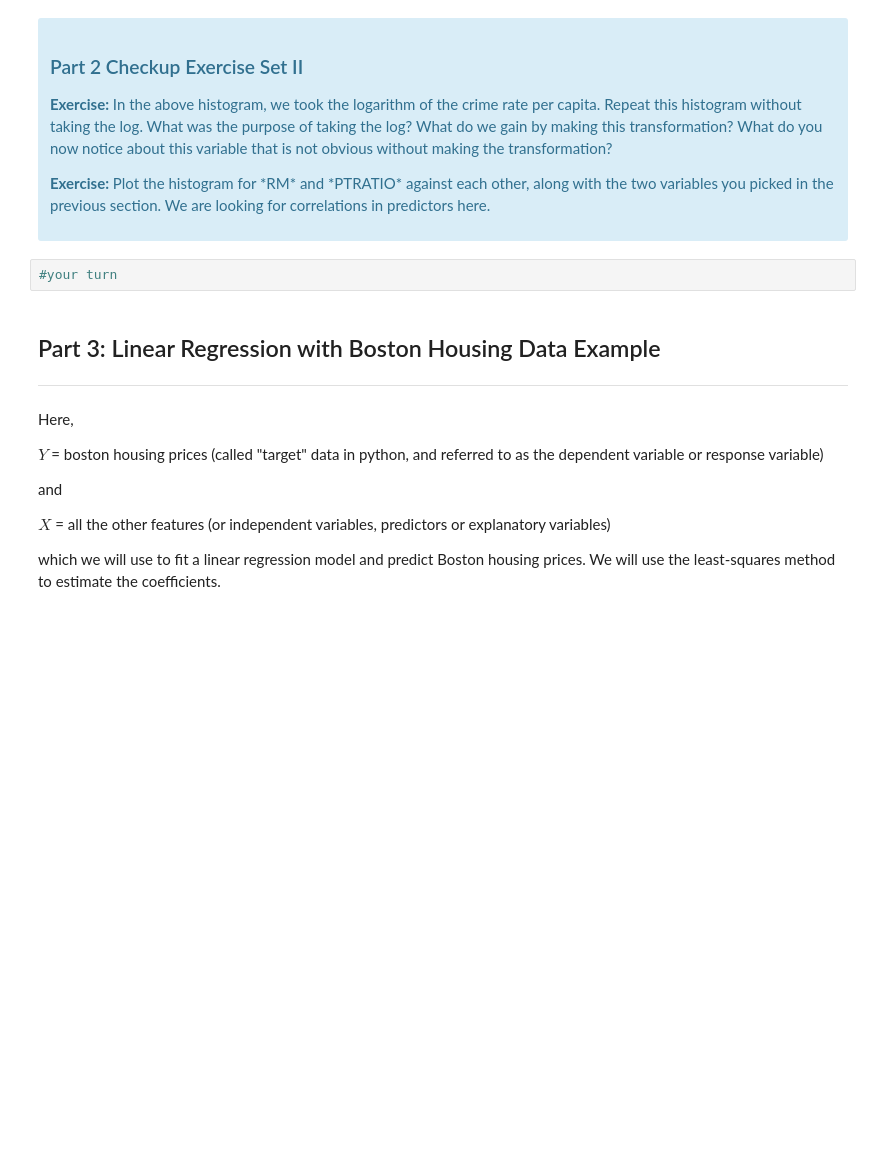
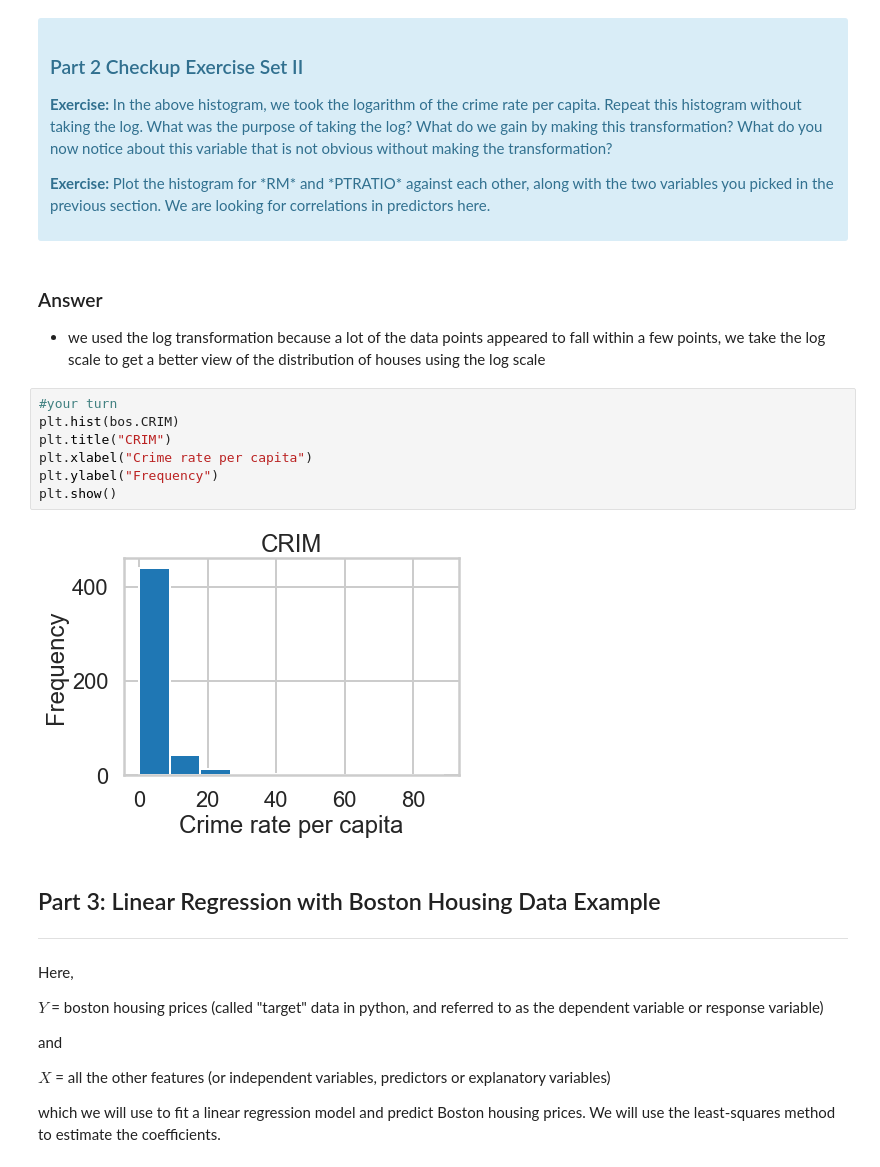
Before and after one commit to EmmS21/Springboard-DSC, a Jupyter notebook: Machine Learning Exercises/linear_regression/Mini_Project_Linear_Regression.ipynb, the cells around one changed output. Drawn from its saved outputs; the diff is of its cells as text; blank space fills up the shorter version.

```diff
--- a/Machine Learning Exercises/linear_regression/Mini_Project_Linear_Regression.ipynb
+++ b/Machine Learning Exercises/linear_regression/Mini_Project_Linear_Regression.ipynb
@@ -340,8 +363,18 @@ plt.show()
 
 <p><b>Exercise:</b> Plot the histogram for *RM* and *PTRATIO* against each other, along with the two variables you picked in the previous section. We are looking for correlations in predictors here.</p>
 </div>
-# %%
-#your turn
+# %% [markdown]
+### Answer
+- we used the log transformation because a lot of the data points appeared to fall within a few points, we take the log scale to get a better view of the distribution of houses using the log scale
+# %%
+#your turn
+plt.hist(bos.CRIM)
+plt.title("CRIM")
+plt.xlabel("Crime rate per capita")
+plt.ylabel("Frequency")
+plt.show()
+# %% [output]
+[figure, added]
 # %% [markdown]
 ## Part 3: Linear Regression with Boston Housing Data Example
 ***
```
Also changed, not shown: parts of 56 cells of this notebook, 1 other file.
